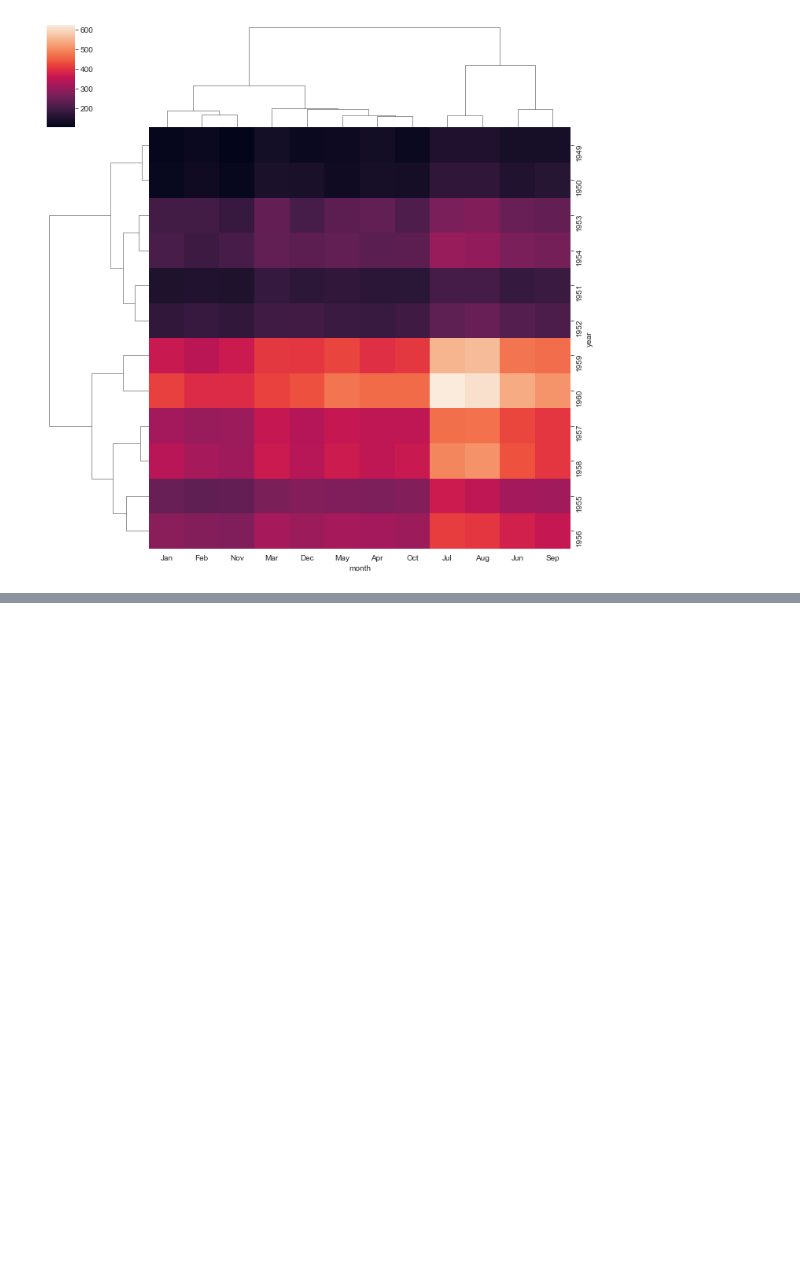
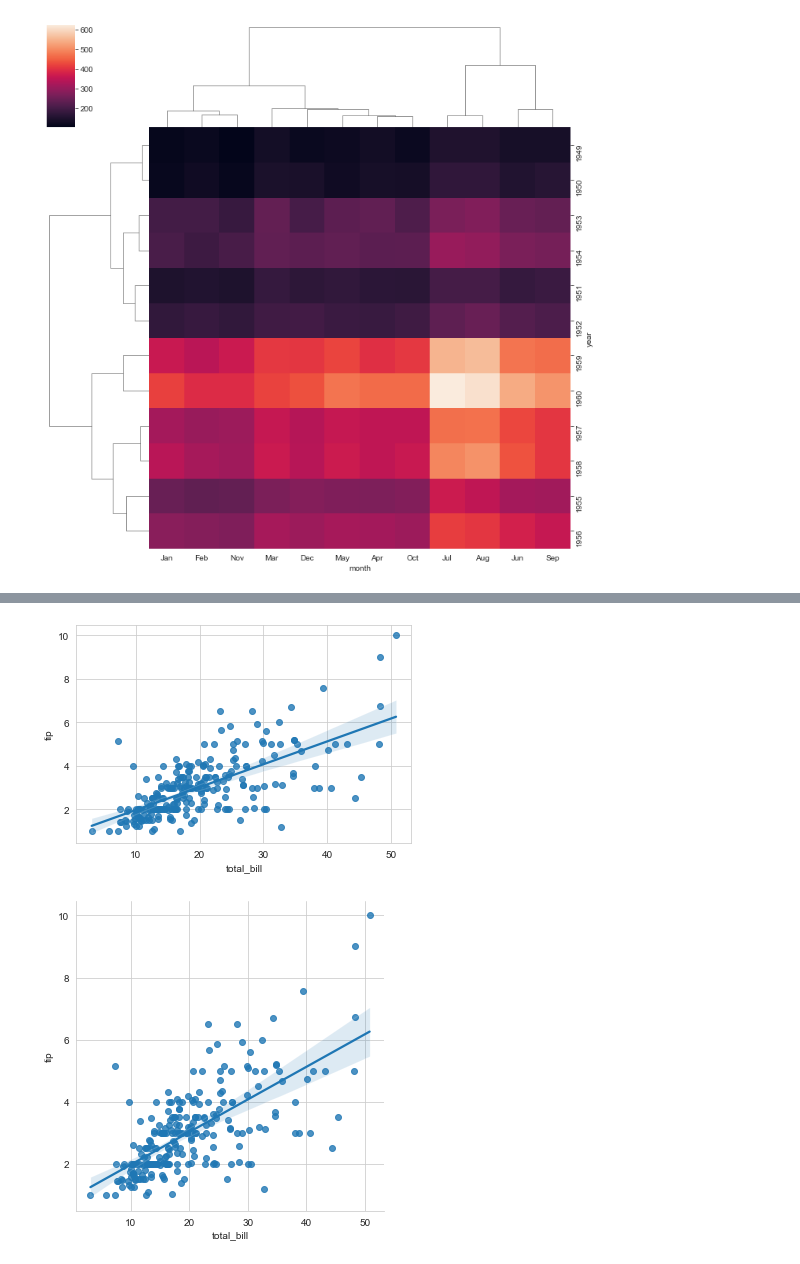
Before and after one commit to GarvitBanthiya/IT_Training_3rdSEM_ML, a Jupyter notebook: day19_seaborn.ipynb, the cells around one changed output, grey strips where cells are left out. Cells and saved outputs as stored; diff of their text form; code cells hidden in the pictures; blank space fills up the shorter version.

```diff
--- a/day19_seaborn.ipynb
+++ b/day19_seaborn.ipynb
@@ -160,0 +207,8 @@ sns.clustermap(data=fdf)
+# %%
+sns.regplot(data=tips,x='total_bill',y='tip')
+plt.show()
+sns.lmplot(data=tips,x='total_bill',y='tip')
+plt.show()
+# %% [output]
+[figure, added]
+[figure, added]
```
Also changed, not shown: parts of 11 cells of this notebook, 2 other files.
